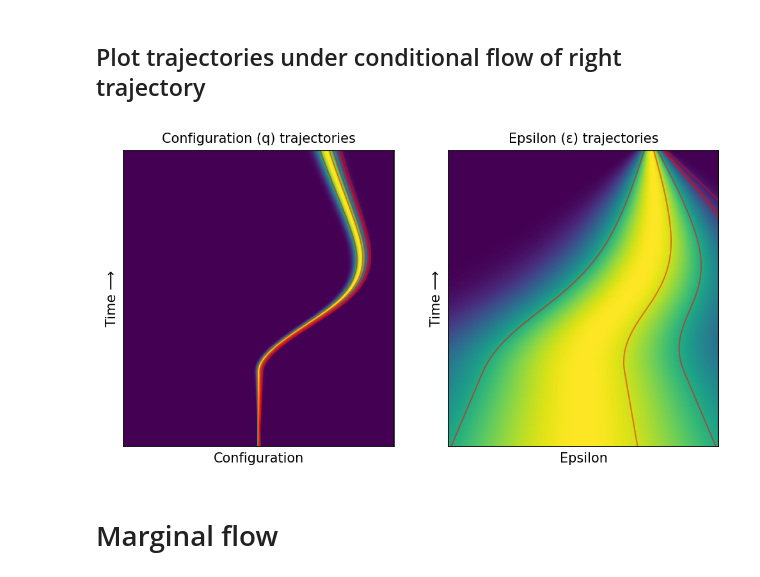
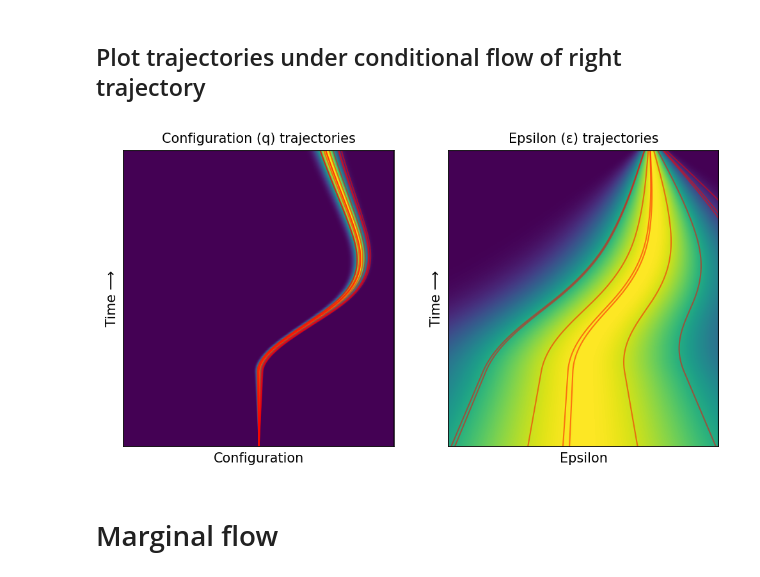
Before and after one commit to willh003/flowvis, a Jupyter notebook: notebooks/stochastic/wine-glass-demos.ipynb, the cells around one changed output. Saved outputs shown, nothing was run; the diff lists cells and outputs as text; code cells hidden in the pictures.

```diff
--- a/notebooks/stochastic/wine-glass-demos.ipynb
+++ b/notebooks/stochastic/wine-glass-demos.ipynb
@@ -107,20 +107,25 @@ plt.show()
 # %% [markdown]
 ## Plot trajectories under conditional flow of right trajectory
 # %%
-q_starts = [0.0] * 6
-ε_starts = np.random.randn(6)
+q_starts = [0.0] * 10
+ε_starts_pos = np.abs(np.random.randn(5))
+ε_starts_neg = -np.abs(np.random.randn(5))
+ε_starts = sorted(np.concatenate([ε_starts_neg, ε_starts_pos]))
+colors = ['red'] * 5 + ['red'] * 5
 
 fig = plt.figure(figsize=(8, 4), dpi=150)
 
 gs = fig.add_gridspec(1, 2, width_ratios=[1, 1])
 ax1 = fig.add_subplot(gs[0])
 ax2 = fig.add_subplot(gs[1])
 
-plot_probability_density_with_trajectories_q(fp, ax1, q_starts, ε_starts)
-plot_probability_density_with_trajectories_ε(fp, ax2, q_starts, ε_starts)
+plot_probability_density_with_trajectories_q(
+    fp, ax1, q_starts, ε_starts, colors, num_points_x=400,)
+plot_probability_density_with_trajectories_ε(
+    fp, ax2, q_starts, ε_starts, colors, num_points_x=400,)
 plt.show()
 # %% [output]
-[figure, old version]
+[figure, new version]
 # %% [markdown]
 # Marginal flow
 # %%
```
Also changed, not shown: parts of 1 cell of this notebook, 1 other file.
